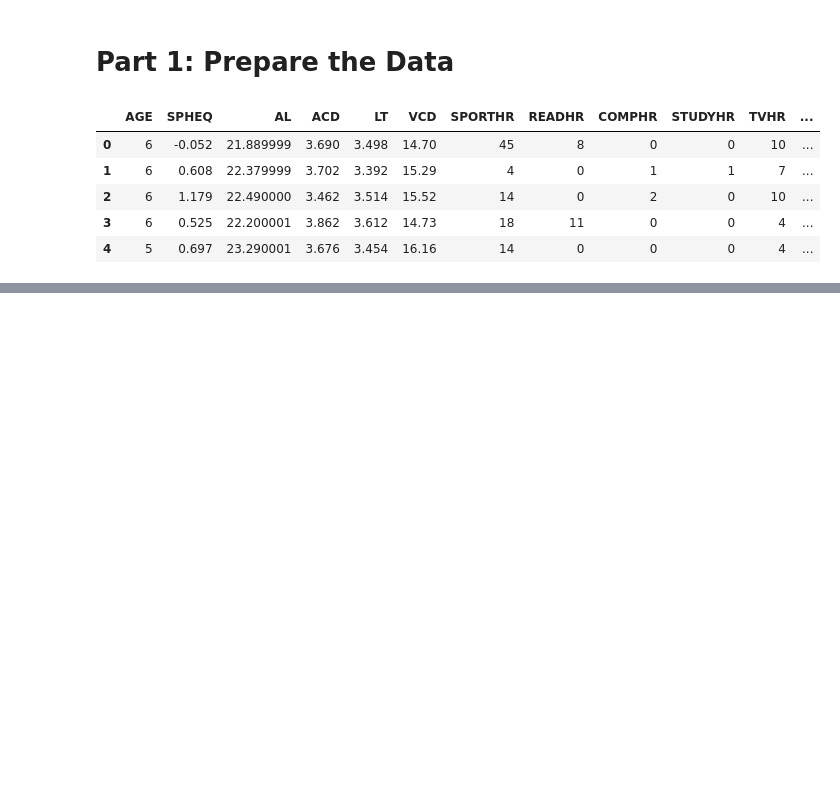
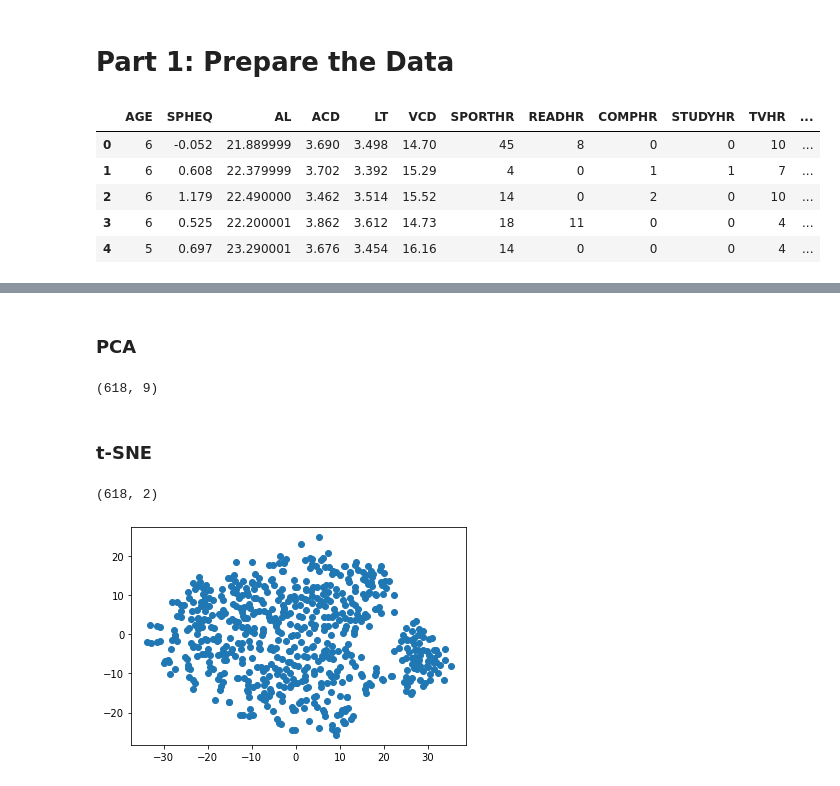
Before and after one commit to rhiana-schafer/unsupervised-learning, a Jupyter notebook: Unsupervised Code.ipynb, the cells around one changed output, grey strips where cells are left out. Drawn from its saved outputs; the diff is of its cells as text; code cells hidden in the pictures; blank space fills up the shorter version.

```diff
--- a/Unsupervised Code.ipynb
+++ b/Unsupervised Code.ipynb
@@ -50,0 +47,28 @@ Create a scatter plot of the t-SNE output. Are there distinct clusters?
+# %% [markdown]
+### PCA
+# %%
+# Initialize PCA model
+pca = PCA(n_components=.90)
+myopia_pca = pca.fit_transform(new_df)
+#check dimensionality reduction
+myopia_pca.shape
+# %% [output]
+(618, 9)
+# %% [markdown]
+### t-SNE
+# %%
+#run t-SNE on the output of the PCA reduction
+tsne = TSNE(learning_rate=250)
+tsne_features = tsne.fit_transform(myopia_pca)
+#check dimensionality reduction
+tsne_features.shape
+# %% [output]
+(618, 2)
+# %%
+#Plot results: no distinct clusters observed.
+plt.scatter(tsne_features[:,0], tsne_features[:,1])
+# Results colored by target value
+#plt.scatter(tsne_features[:,0], tsne_features[:,1], c=labels)
+plt.show()
+# %% [output]
+[figure, added]
```
Also changed, not shown: parts of 8 cells of this notebook.
